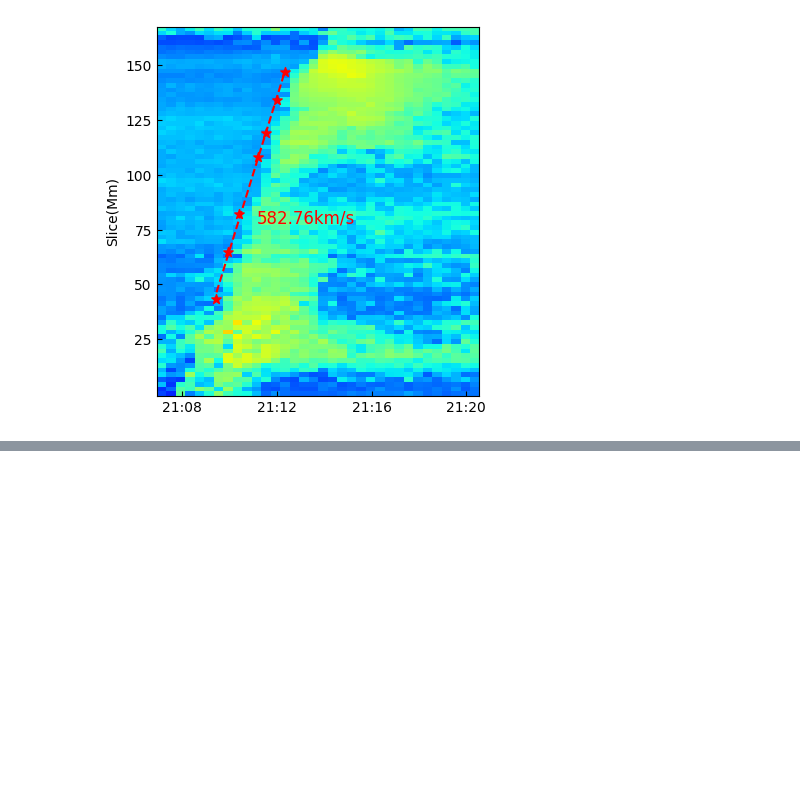
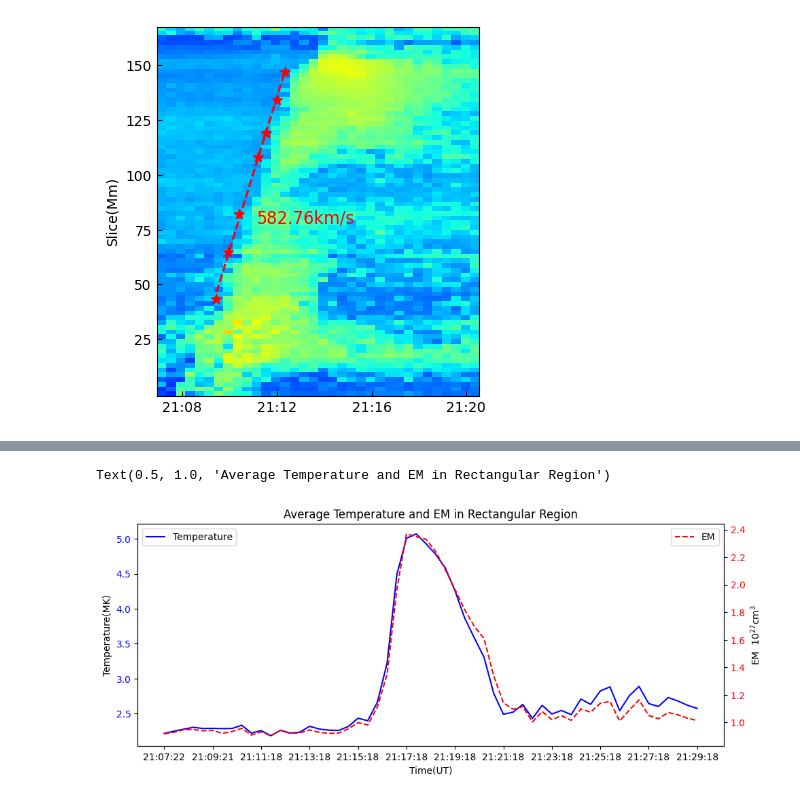
Before and after one commit to xiaosjh/reconnection, a Jupyter notebook: DEM_analysis.ipynb, the cells around one changed output, grey strips where cells are left out. Saved outputs shown, nothing was run; the diff lists cells and outputs as text; code cells hidden in the pictures; blank space fills up the shorter version.

```diff
--- a/DEM_analysis.ipynb
+++ b/DEM_analysis.ipynb
@@ -301,0 +342,34 @@ plt.tick_params(axis='both',direction='in')
+# %%
+time_list=glob.glob(r'D:\Learning\PHD1st\magnetic_reconnecion\data\AIA2\131\\'+'*.fits')
+file_list=glob.glob(r'D:\Learning\PHD1st\magnetic_reconnecion\data\AIA2\DEM2\\'+'*.sav')
+avg_temp=np.zeros(58)
+avg_em=np.zeros(58)
+for i in range(58):
+    datas=readsav(file_list[i*2+1])
+    result=datas['result']
+    smap_temp=result['SMAP_TEMP'][0]
+    smap_em=result['SMAP_EM'][0]
+    avg_temp[i]=np.mean(smap_temp[138:148,102:112])
+    avg_em[i]=np.mean(smap_em[138:148,102:112])
+# %%
+fig,ax1=plt.subplots(figsize=(10,4))
+ax1.plot((avg_temp[:56])/1e6,'b-',label='Temperature')
+ax1.set_xlabel('Time(UT)')
+ax1.set_ylabel('Temperature(MK)')
+labels_arr=[]
+for i in range(0,56,5):
+    labels_arr.append(file_list[i*2+1][-12:-4].replace("_",":"))
+ax1.set_xticks(ticks=np.arange(0,56,5),labels=labels_arr)
+ax1.tick_params(axis='y',labelcolor='b')
+ax2=ax1.twinx()
+ax2.plot(avg_em[:56]/1e27,'r--',label='EM')
+ax2.set_ylabel('EM  '+ r'$10^{27} \text{cm}^3$')
+ax2.tick_params(axis='y',labelcolor='r')
+ax1.legend(loc='upper left')
+ax2.legend(loc='upper right')
+# 显示图形
+plt.tight_layout()
+plt.title('Average Temperature and EM in Rectangular Region')
+# %% [output]
+Text(0.5, 1.0, 'Average Temperature and EM in Rectangular Region')
+[figure, added]
```
Also changed, not shown: parts of 6 cells of this notebook.
